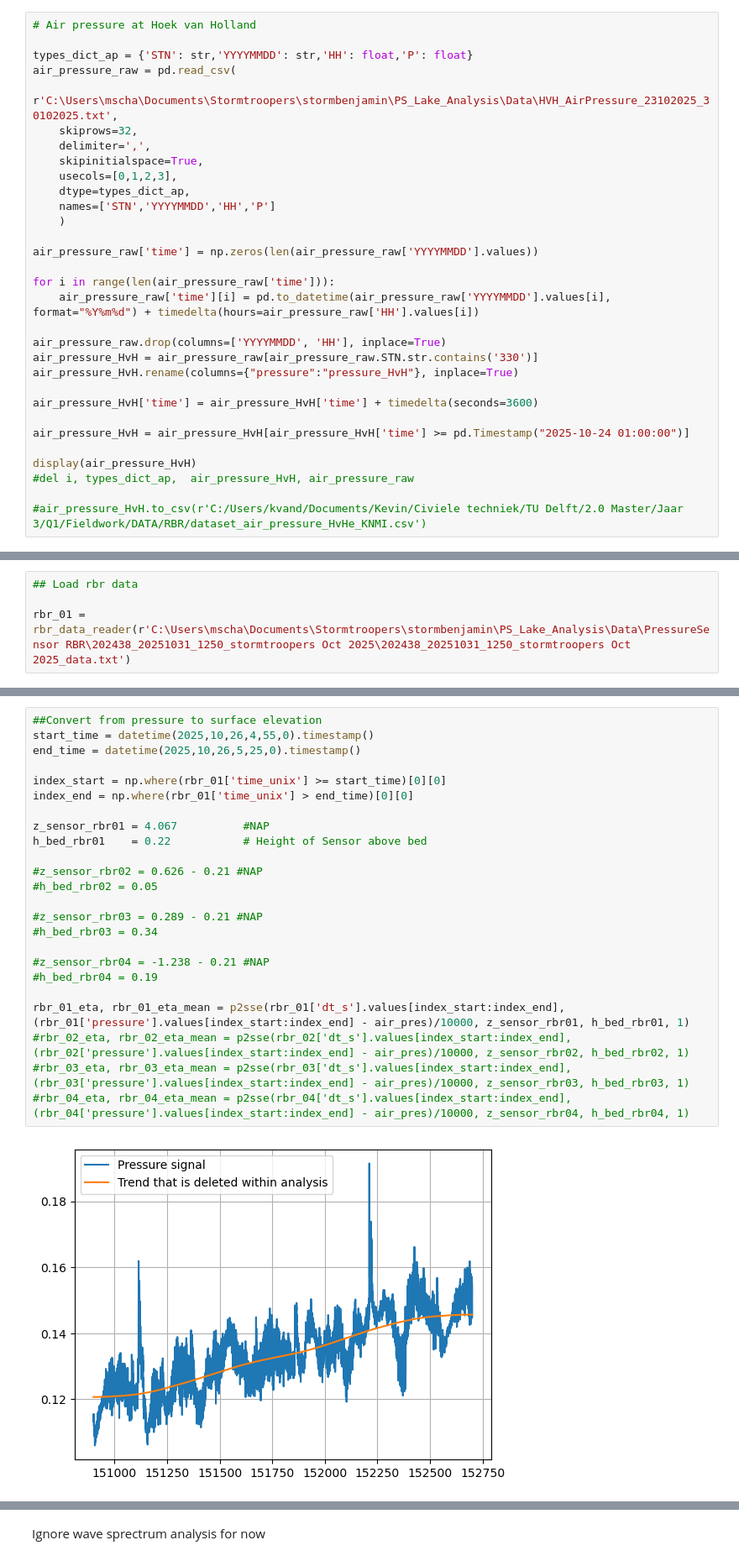
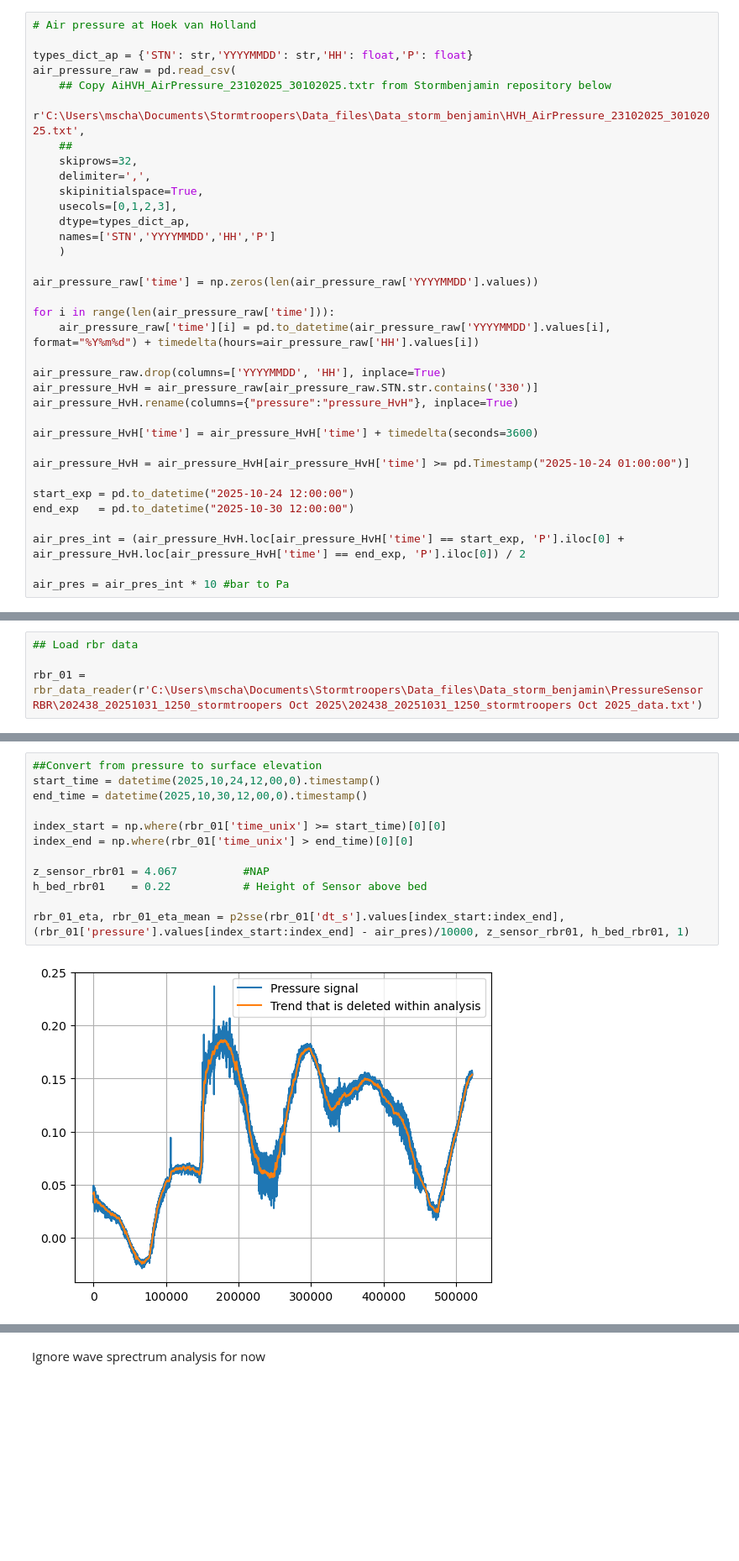
Before and after one commit to tudelftstormtroopers/stormbenjamin, a Jupyter notebook: PS_Lake_Analysis/Pressure_to_Elevation_Template.ipynb, the cells around one changed output, grey strips where cells are left out. Shown at 84% size. Cells and saved outputs as stored; diff of their text form; blank space fills up the shorter version.

```diff
--- a/PS_Lake_Analysis/Pressure_to_Elevation_Template.ipynb
+++ b/PS_Lake_Analysis/Pressure_to_Elevation_Template.ipynb
@@ -55,7 +56,9 @@ To get data for Air Pressure, visit the following site: https://www.daggegevens.
 
 types_dict_ap = {'STN': str,'YYYYMMDD': str,'HH': float,'P': float}
 air_pressure_raw = pd.read_csv(
-    r'C:\Users\mscha\Documents\Stormtroopers\stormbenjamin\PS_Lake_Analysis\Data\HVH_AirPressure_23102025_30102025.txt',
+    ## Copy AiHVH_AirPressure_23102025_30102025.txtr from Stormbenjamin repository below
+    r'C:\Users\mscha\Documents\Stormtroopers\Data_files\Data_storm_benjamin\HVH_AirPressure_23102025_30102025.txt',
+    ##
     skiprows=32,
     delimiter=',',
     skipinitialspace=True,
@@ -77,10 +80,12 @@ air_pressure_HvH['time'] = air_pressure_HvH['time'] + timedelta(seconds=3600)
 
 air_pressure_HvH = air_pressure_HvH[air_pressure_HvH['time'] >= pd.Timestamp("2025-10-24 01:00:00")]
 
-display(air_pressure_HvH)
-#del i, types_dict_ap,  air_pressure_HvH, air_pressure_raw
+start_exp = pd.to_datetime("2025-10-24 12:00:00")
+end_exp   = pd.to_datetime("2025-10-30 12:00:00")
 
-#air_pressure_HvH.to_csv(r'C:/Users/kvand/Documents/Kevin/Civiele techniek/TU Delft/2.0 Master/Jaar 3/Q1/Fieldwork/DATA/RBR/dataset_air_pressure_HvHe_KNMI.csv')
+air_pres_int = (air_pressure_HvH.loc[air_pressure_HvH['time'] == start_exp, 'P'].iloc[0] + air_pressure_HvH.loc[air_pressure_HvH['time'] == end_exp, 'P'].iloc[0]) / 2
+
+air_pres = air_pres_int * 10 #bar to Pa
 # %% [output]
 You are setting values through chained assignment. Currently this works in certain cases, but when using Copy-on-Write (which will become the default behaviour in pandas 3.0) this will never work to u ...
 A typical example is when you are setting values in a column of a DataFrame, like:
@@ -267,4 +296,4 @@ Add the data file for the pressure sensor here
 # %%
 ## Load rbr data
 
-rbr_01 = rbr_data_reader(r'C:\Users\mscha\Documents\Stormtroopers\stormbenjamin\PS_Lake_Analysis\Data\PressureSensor RBR\202438_20251031_1250_stormtroopers Oct 2025\202438_20251031_1250_stormtroopers Oct 2025_data.txt')
+rbr_01 = rbr_data_reader(r'C:\Users\mscha\Documents\Stormtroopers\Data_files\Data_storm_benjamin\PressureSensor RBR\202438_20251031_1250_stormtroopers Oct 2025\202438_20251031_1250_stormtroopers Oct 2025_data.txt')
@@ -388,26 +361,14 @@ plt.tight_layout()
 # %%
 ##Convert from pressure to surface elevation
-start_time = datetime(2025,10,26,4,55,0).timestamp()
-end_time = datetime(2025,10,26,5,25,0).timestamp()
+start_time = datetime(2025,10,24,12,00,0).timestamp()
+end_time = datetime(2025,10,30,12,00,0).timestamp()
 
 index_start = np.where(rbr_01['time_unix'] >= start_time)[0][0]
 index_end = np.where(rbr_01['time_unix'] > end_time)[0][0]
 
 z_sensor_rbr01 = 4.067          #NAP
 h_bed_rbr01    = 0.22           # Height of Sensor above bed
 
-#z_sensor_rbr02 = 0.626 - 0.21 #NAP
-#h_bed_rbr02 = 0.05
-
-#z_sensor_rbr03 = 0.289 - 0.21 #NAP
-#h_bed_rbr03 = 0.34
-
-#z_sensor_rbr04 = -1.238 - 0.21 #NAP
-#h_bed_rbr04 = 0.19
-
 rbr_01_eta, rbr_01_eta_mean = p2sse(rbr_01['dt_s'].values[index_start:index_end], (rbr_01['pressure'].values[index_start:index_end] - air_pres)/10000, z_sensor_rbr01, h_bed_rbr01, 1)
-#rbr_02_eta, rbr_02_eta_mean = p2sse(rbr_02['dt_s'].values[index_start:index_end], (rbr_02['pressure'].values[index_start:index_end] - air_pres)/10000, z_sensor_rbr02, h_bed_rbr02, 1)
-#rbr_03_eta, rbr_03_eta_mean = p2sse(rbr_03['dt_s'].values[index_start:index_end], (rbr_03['pressure'].values[index_start:index_end] - air_pres)/10000, z_sensor_rbr03, h_bed_rbr03, 1)
-#rbr_04_eta, rbr_04_eta_mean = p2sse(rbr_04['dt_s'].values[index_start:index_end], (rbr_04['pressure'].values[index_start:index_end] - air_pres)/10000, z_sensor_rbr04, h_bed_rbr04, 1)
 # %% [output]
-[figure, old version]
+[figure, new version]
```
Also changed, not shown: parts of 15 cells of this notebook.
